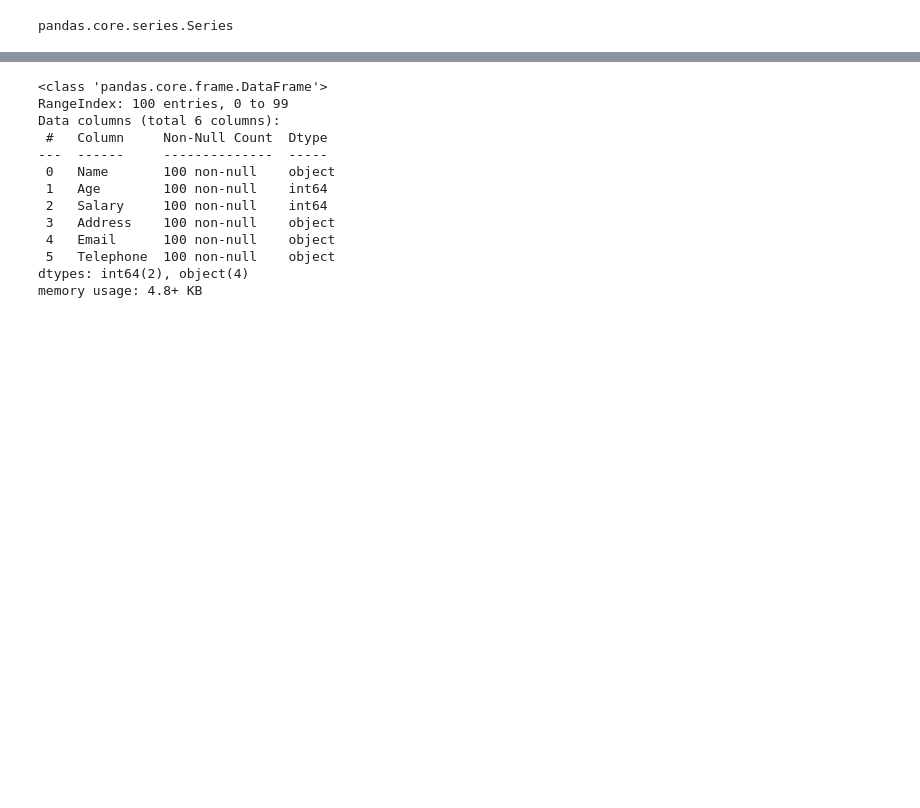
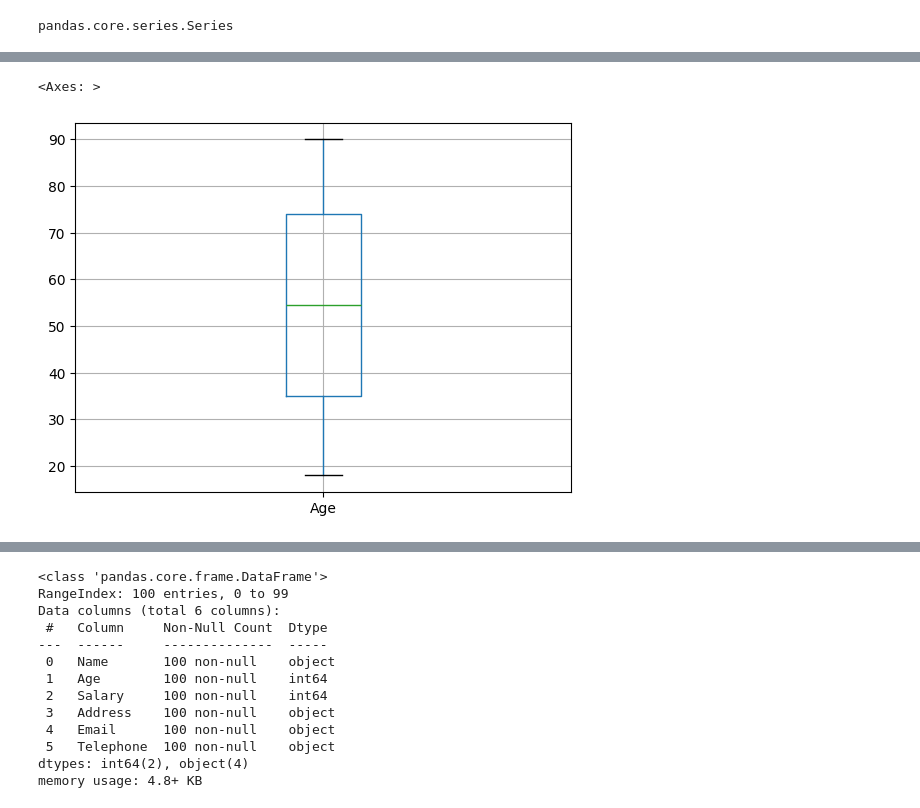
Before and after one commit to ancestor9/Introduction-to-BigData-Analysis, a Jupyter notebook: 7주차/pandas_01.ipynb, the cells around one changed output, grey strips where cells are left out. Saved outputs shown, nothing was run; the diff lists cells and outputs as text; code cells hidden in the pictures; blank space fills up the shorter version.

```diff
--- a/7주차/pandas_01.ipynb
+++ b/7주차/pandas_01.ipynb
@@ -89,0 +184,5 @@ df.describe()
+# %%
+df.boxplot(column='Age')
+# %% [output]
+<Axes: >
+[figure, added]
```
Also changed, not shown: parts of 20 cells of this notebook.
